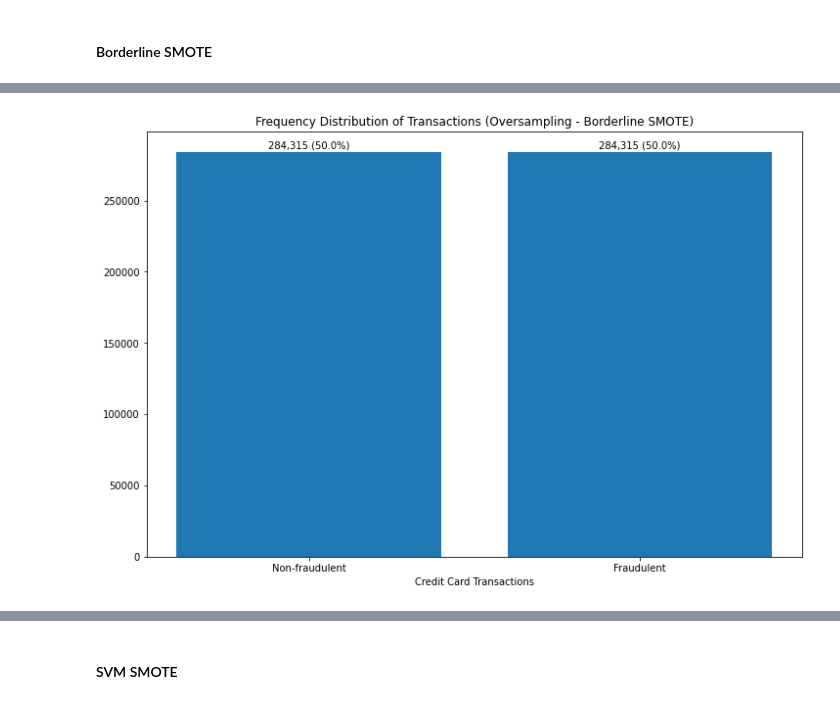
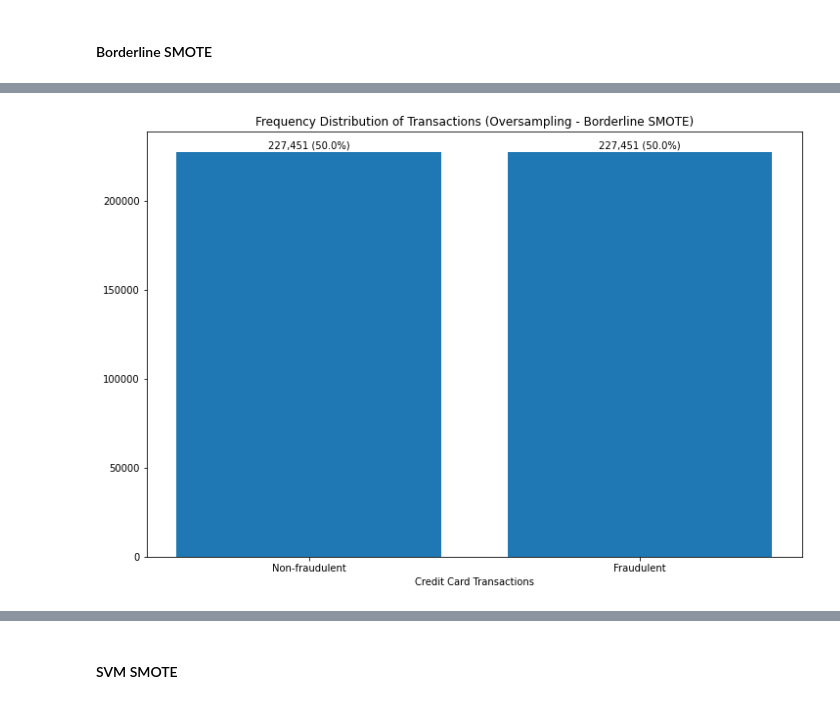
Before and after one commit to Pharoouzy/credit-card-fraud-detection, a Jupyter notebook: src/notebooks/model_development.ipynb, the cells around one changed output, grey strips where cells are left out. Saved outputs shown, nothing was run; the diff lists cells and outputs as text; code cells hidden in the pictures.

```diff
--- a/src/notebooks/model_development.ipynb
+++ b/src/notebooks/model_development.ipynb
@@ -32,6 +34,8 @@ df.head()
 # %%
 X = df.drop(columns='Class')
 y = df['Class']
+# %%
+X_train, X_holdout, y_train, y_holdout = train_test_split(X, y, test_size=0.2, stratify=y, random_state=1)
 # %%
 def add_data_labels_bar(x,y, pos):
     y_total = y.sum()
@@ -86,4 +86,4 @@ Mean ROC AUC: 0.878
 ##### SMOTE
 # %%
 over_s1 = o_sampling.SMOTE()
-X_sam1, y_sam1 = over_s1.fit_resample(X, y)
+X_train_sam1, y_train_sam1 = over_s1.fit_resample(X_train, y_train)
@@ -128,6 +116,6 @@ plt.scatter(X_sam3['V1'], X_sam3['V2'], c=y_sam3);
 # %%
-plot_y_dist(y_sam1, 'Oversampling - Borderline SMOTE')
+plot_y_dist(y_train_sam1, 'Oversampling - Borderline SMOTE')
 # %% [output]
-[figure, old version]
+[figure, new version]
 # %%
 evaluate_sampler(('os3', over_s3))
```
Also changed, not shown: parts of 72 cells of this notebook.
